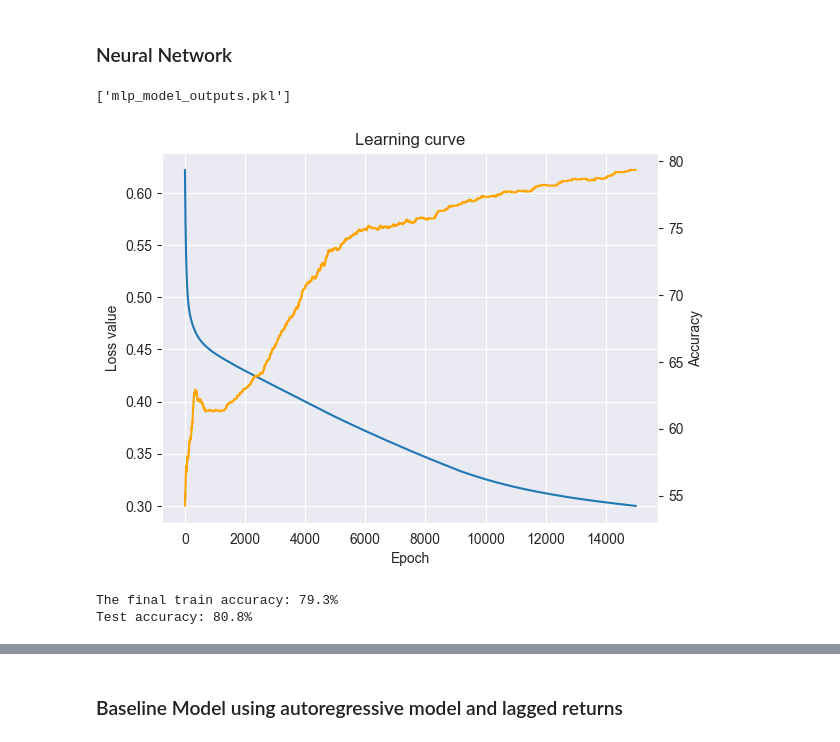
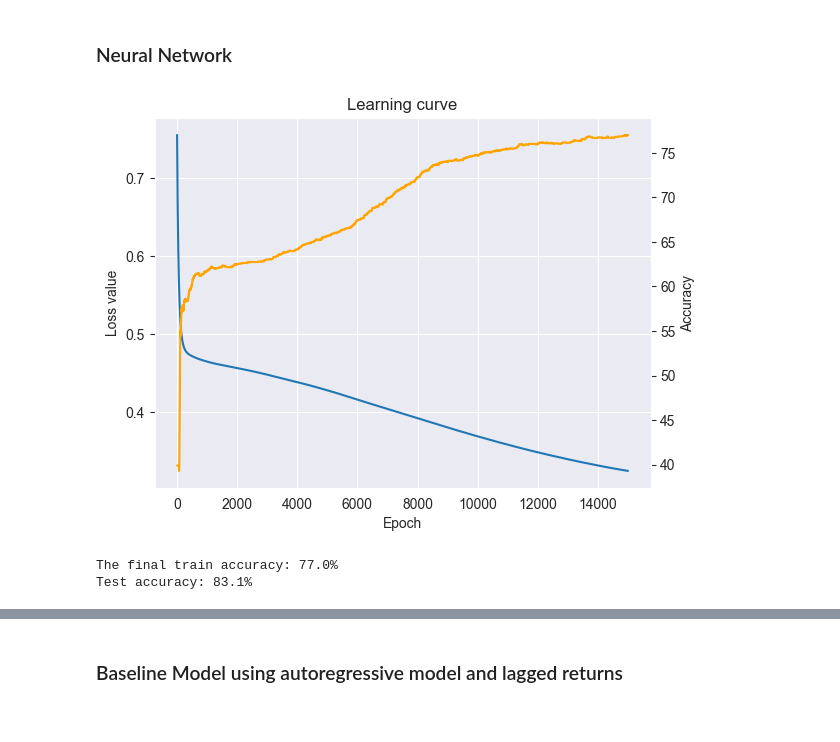
Before and after one commit to eliashuber2401/Machine-Learning-Project-Finance, a Jupyter notebook: Project main/Predictor - copy.ipynb, the cells around one changed output, grey strips where cells are left out. Cells and saved outputs as stored; diff of their text form; code cells hidden in the pictures.

```diff
--- a/Project main/Predictor - copy.ipynb
+++ b/Project main/Predictor - copy.ipynb
@@ -348,20 +337,16 @@ plt.show()
 # %% [markdown]
 ### Kernel SVM
 # %%
-X, Y, X_train, Y_train, X_test, Y_test= return_data(df,target_type='Target_-1',train_frac=.8,features='whole')
-X = min_max(X)
-X_train = min_max(X_train)
-X_test = min_max(X_test)
 kernels = ['linear', 'polynomial', 'rbf']
 for i in range(10):
     start = time.time()
     svm_poly = BinaryKernelSVM(kernel='polynomial', degree=i)
-    svm_poly.fit(X_train, Y_train)
+    svm_poly.fit(X_1_train, Y_1_train)
     end = time.time()
 
-    test_acc = binary_accuracy(svm_poly(X_test), Y_test)
+    test_acc = binary_accuracy(svm_poly(X_1_test), Y_1_test)
 
-    train_acc = binary_accuracy(svm_poly(X_train), Y_train)
+    train_acc = binary_accuracy(svm_poly(X_1_train), Y_1_train)
 
     print(f'Test accuracy degree {i}: {test_acc:.4f}, Train accuracy: {train_acc:.4f}')
 
@@ -372,13 +357,13 @@ for i in range(10):
 sigma_values = [0.01, 0.05, 0.1, 0.2, 0.5, 1.0]
 for i in sigma_values:
     start = time.time()
-    svm_rbf = BinaryKernelSVM(kernel='rbf', sigma=i)
-    svm_rbf.fit(X_train, Y_train)
+    svm_rbf_values = BinaryKernelSVM(kernel='rbf', sigma=i)
+    svm_rbf_values.fit(X_1_train, Y_1_train)
     end = time.time()
 
-    test_acc = binary_accuracy(svm_rbf(X_test), Y_test)
+    test_acc = binary_accuracy(svm_rbf_values(X_1_test), Y_1_test)
 
-    train_acc = binary_accuracy(svm_rbf(X_train), Y_train)
+    train_acc = binary_accuracy(svm_rbf_values(X_1_train), Y_1_train)
 
     print(f'Test accuracy sigma {i}: {test_acc:.4f}, Train accuracy: {train_acc:.4f}')
 
@@ -495,13 +460,6 @@ Test accuracy sigma 1: 74.3875, Train accuracy: 82.9621
 # %% [markdown]
 ### Neural Network
 # %%
-X, Y, X_train, Y_train, X_test, Y_test = return_data(df,target_type='Target_-1',train_frac=.8)
-X = min_max(X)
-X_train = min_max(X_train)
-X_test = min_max(X_test)
-
-Y, Y_train, Y_test = labels_encoding(Y), labels_encoding(Y_train), labels_encoding(Y_test)
-
 metrics_dict = {
     "accuracy": accuracy,
     "loss": mean_squared_error
@@ -510,35 +468,30 @@ metrics_dict = {
 
 optimizer = GDOptimizer(learning_rate=1)
 
-model = MLP(widths=[14, 64,32, 2], optimizer=optimizer, activation='ReLU', output_activation='Linear', loss='MSE')
+model_nn = MLP(widths=[14, 64,32, 2], optimizer=optimizer, activation='ReLU', output_activation='Linear', loss='MSE')
 
-metrics_history = model.fit(X_train, Y_train, num_epochs=15000, batch_size=len(X_train), compute_metrics=True,
+metrics_history_nn = model_nn.fit(X_1_train, Y_ec_train, num_epochs=15000, batch_size=len(X_1_train), compute_metrics=True,
                             metrics_dict=metrics_dict)
-
-joblib.dump((model, metrics_history, X_test, Y_test, X, df), "mlp_model_outputs.pkl")
-# %% [output]
-['mlp_model_outputs.pkl']
 # %%
-model, metrics_history, X_test, Y_test, X_full, df = joblib.load("mlp_model_outputs.pkl")
 fig, ax = plt.subplots()
 
-ax.plot(range(len(metrics_history['loss'])), metrics_history['loss'])
+ax.plot(range(len(metrics_history_nn['loss'])), metrics_history_nn['loss'])
 ax.set_ylabel('Loss value')
 
 ax2 = ax.twinx()
-ax2.plot(range(len(metrics_history['accuracy'])), metrics_history['accuracy'], color='orange')
+ax2.plot(range(len(metrics_history_nn['accuracy'])), metrics_history_nn['accuracy'], color='orange')
 ax2.set_ylabel('Accuracy')
 
 ax.set_xlabel('Epoch')
 
 plt.title('Learning curve')
 plt.grid()
 plt.show()
 
-print(f'The final train accuracy: {round(metrics_history["accuracy"][-1], 1)}%')
-print(f'Test accuracy: {round(accuracy(model.decision_function(X_test), Y_test), 1)}%')
+print(f'The final train accuracy: {round(metrics_history_nn["accuracy"][-1], 1)}%')
+print(f'Test accuracy: {round(accuracy(model_nn.decision_function(X_1_test), Y_ec_test), 1)}%')
 # %% [output]
-[figure, old version]
+[figure, new version]
-The final train accuracy: 79.3%
-Test accuracy: 80.8%
+The final train accuracy: 77.0%
+Test accuracy: 83.1%
 # %%
```
Also changed, not shown: parts of 21 cells of this notebook.
